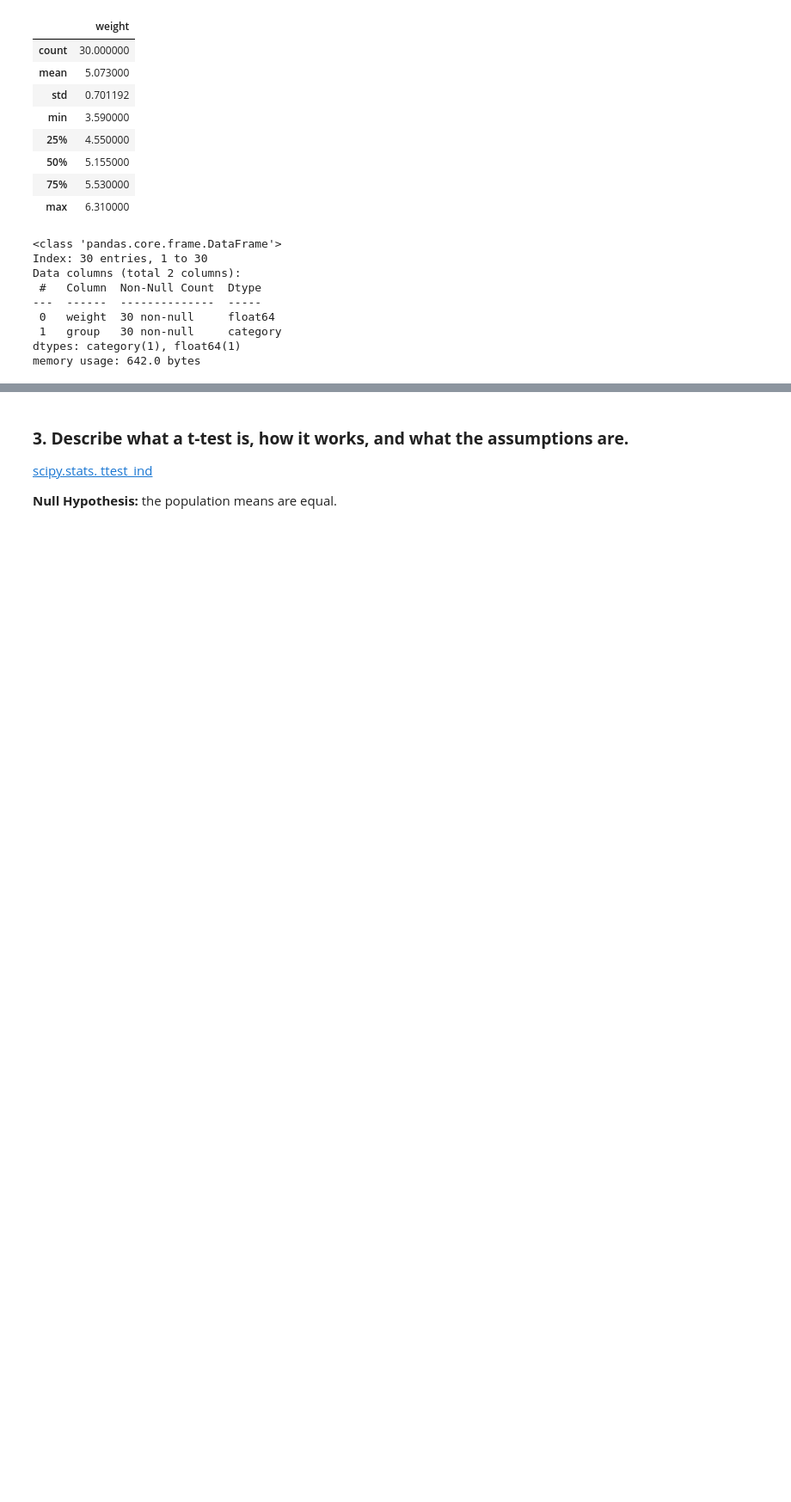
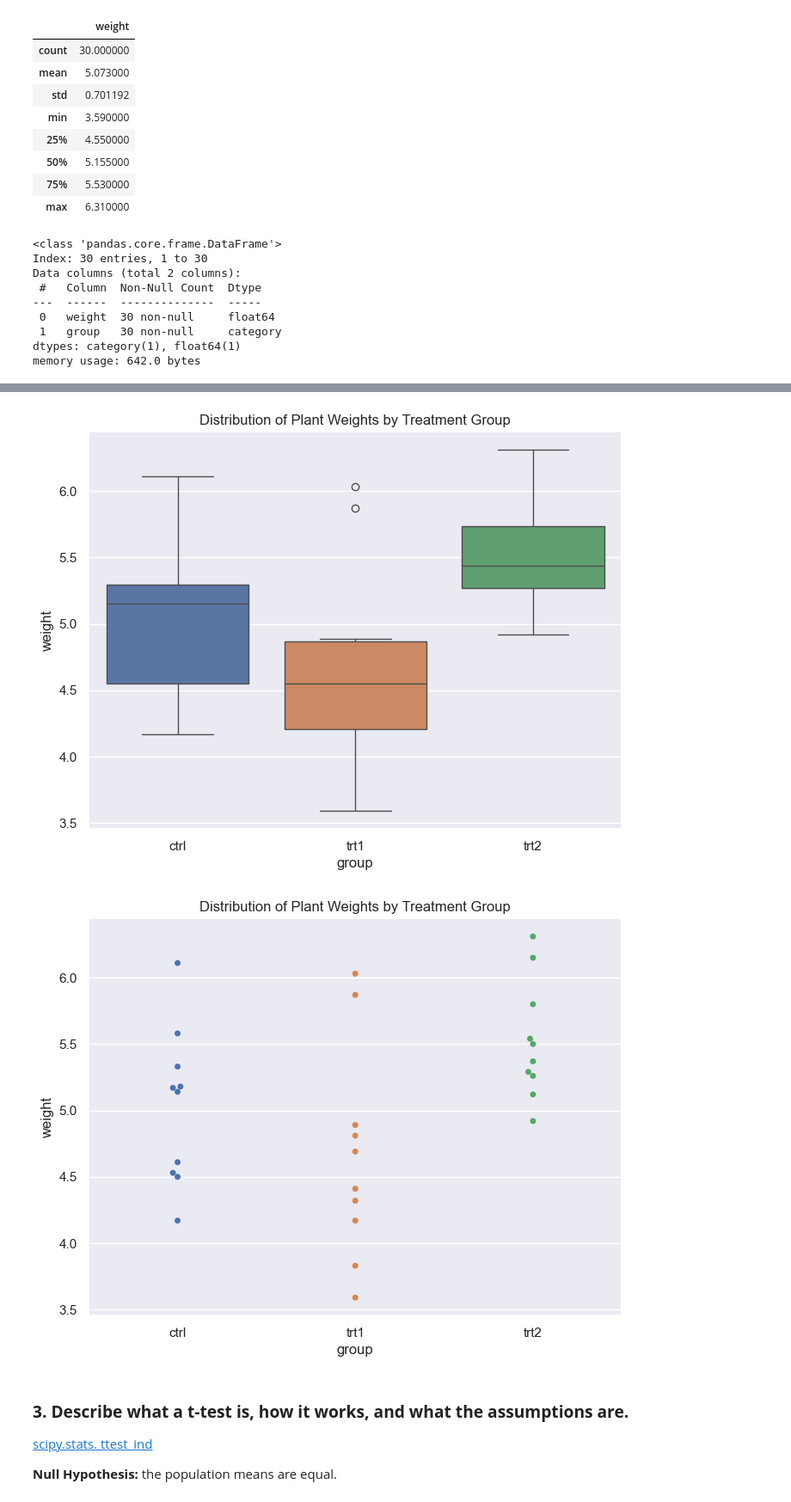
Before and after one commit to damienfarrell/applied-statistics, a Jupyter notebook: project.ipynb, the cells around one changed output, grey strips where cells are left out. Shown at 86% size. Drawn from its saved outputs; the diff is of its cells as text; code cells hidden in the pictures; blank space fills up the shorter version.

```diff
--- a/project.ipynb
+++ b/project.ipynb
@@ -95,3 +98,16 @@ group_trt2 = df[df['group'] == 'trt2']['weight']
+# %%
+plt.figure(figsize=(8,6))
+sns.boxplot(x='group', y='weight', data=df, hue='group')
+plt.title("Distribution of Plant Weights by Treatment Group")
+plt.show();
+
+plt.figure(figsize=(8,6))
+sns.swarmplot(x='group', y='weight', data=df, hue='group')
+plt.title("Distribution of Plant Weights by Treatment Group")
+plt.show();
+# %% [output]
+[figure, added]
+[figure, added]
 # %% [markdown]
 ### **3. Describe what a t-test is, how it works, and what the assumptions are.**
 
```
Also changed, not shown: parts of 4 cells of this notebook.
